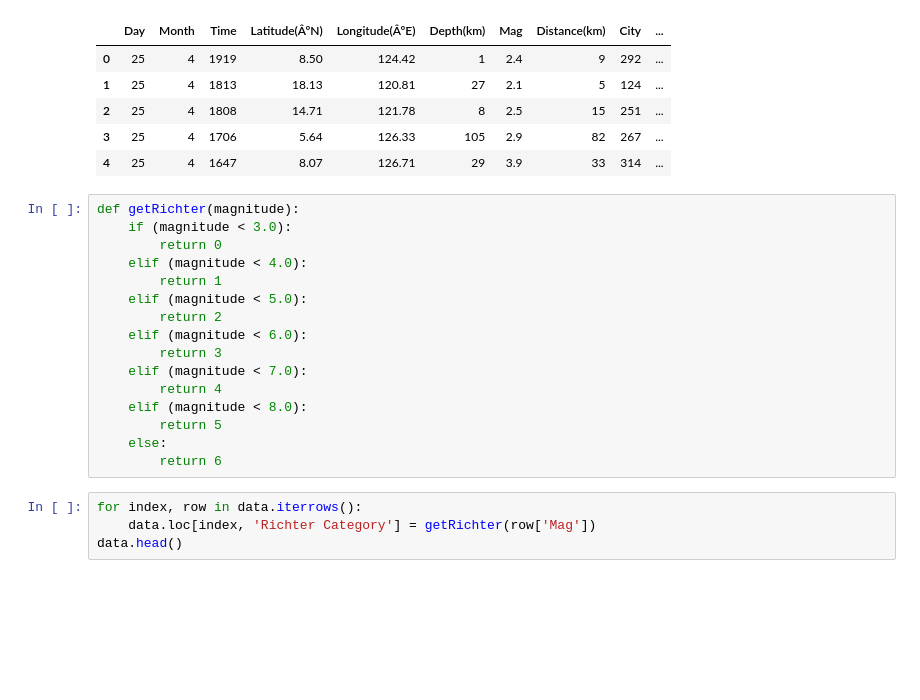
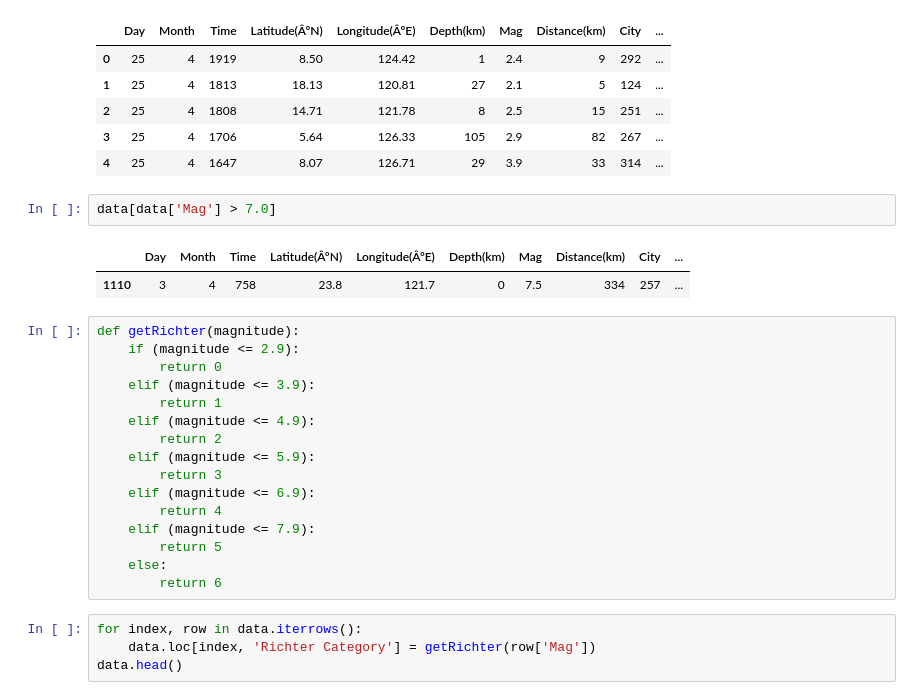
Before and after one commit to kurt-ds/quantitative_methods, a Jupyter notebook: EarthQuakeDataset/FinalMultiClassClassification.ipynb, the cells around one changed output. Drawn from its saved outputs; the diff is of its cells as text; blank space fills up the shorter version.

```diff
--- a/EarthQuakeDataset/FinalMultiClassClassification.ipynb
+++ b/EarthQuakeDataset/FinalMultiClassClassification.ipynb
@@ -22,19 +22,24 @@ data.head()
 | 2 | 25 | 4 | 1808 | 14.71 | 121.78 | 8 | 2.5 | 15 | 251 | ... |
 | 3 | 25 | 4 | 1706 | 5.64 | 126.33 | 105 | 2.9 | 82 | 267 | ... |
 | 4 | 25 | 4 | 1647 | 8.07 | 126.71 | 29 | 3.9 | 33 | 314 | ... |
+# %%
+data[data['Mag'] > 7.0]
+# %% [output]
+|  | Day | Month | Time | Latitude(ÂºN) | Longitude(ÂºE) | Depth(km) | Mag | Distance(km) | City | ... |
+| 1110 | 3 | 4 | 758 | 23.8 | 121.7 | 0 | 7.5 | 334 | 257 | ... |
 # %%
 def getRichter(magnitude):
-    if (magnitude < 3.0):
+    if (magnitude <= 2.9):
         return 0
-    elif (magnitude < 4.0):
+    elif (magnitude <= 3.9):
         return 1
-    elif (magnitude < 5.0):
+    elif (magnitude <= 4.9):
         return 2
-    elif (magnitude < 6.0):
+    elif (magnitude <= 5.9):
         return 3
-    elif (magnitude < 7.0):
+    elif (magnitude <= 6.9):
         return 4
-    elif (magnitude < 8.0):
+    elif (magnitude <= 7.9):
         return 5
     else:
         return 6
```
Also changed, not shown: parts of 44 cells of this notebook, 5 other files.
